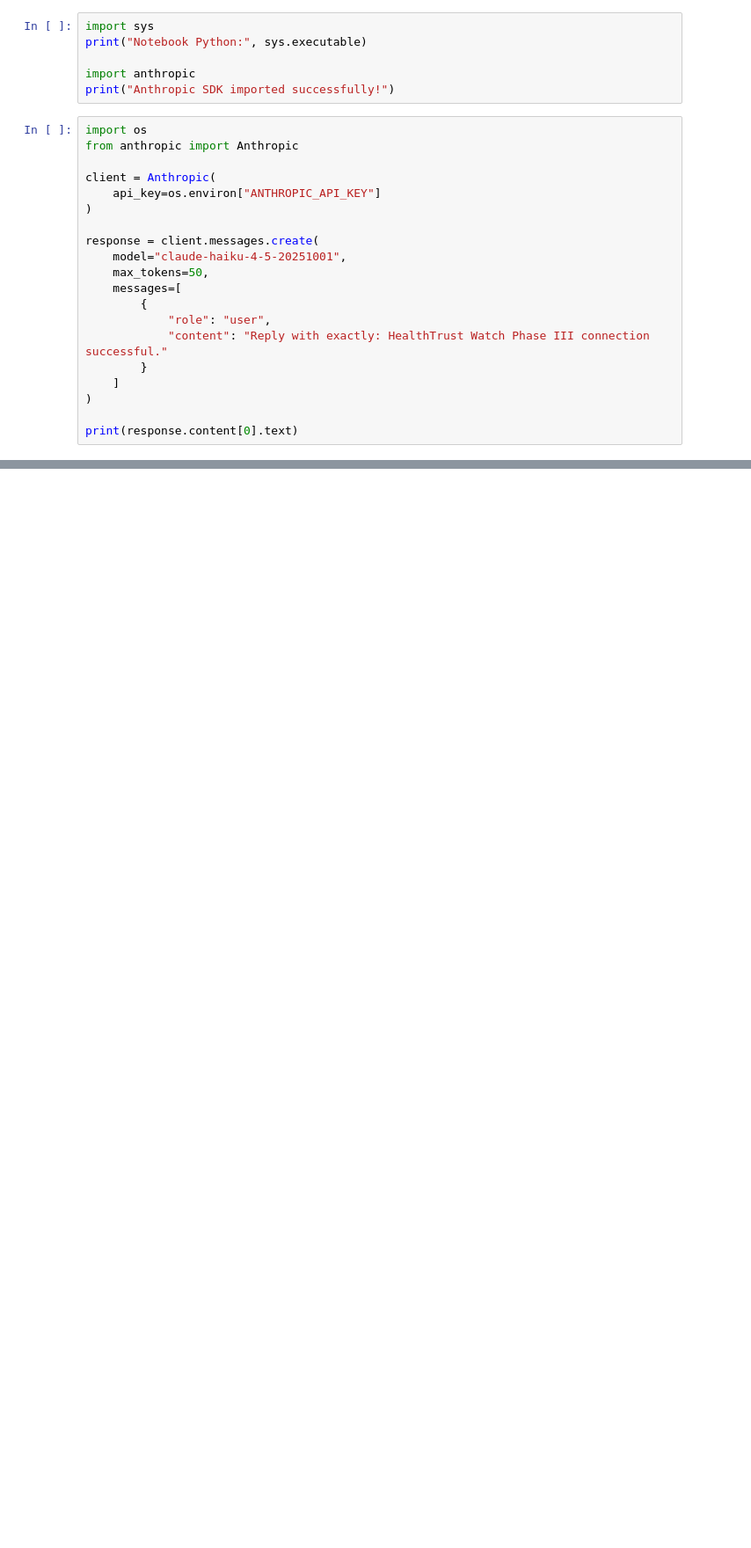
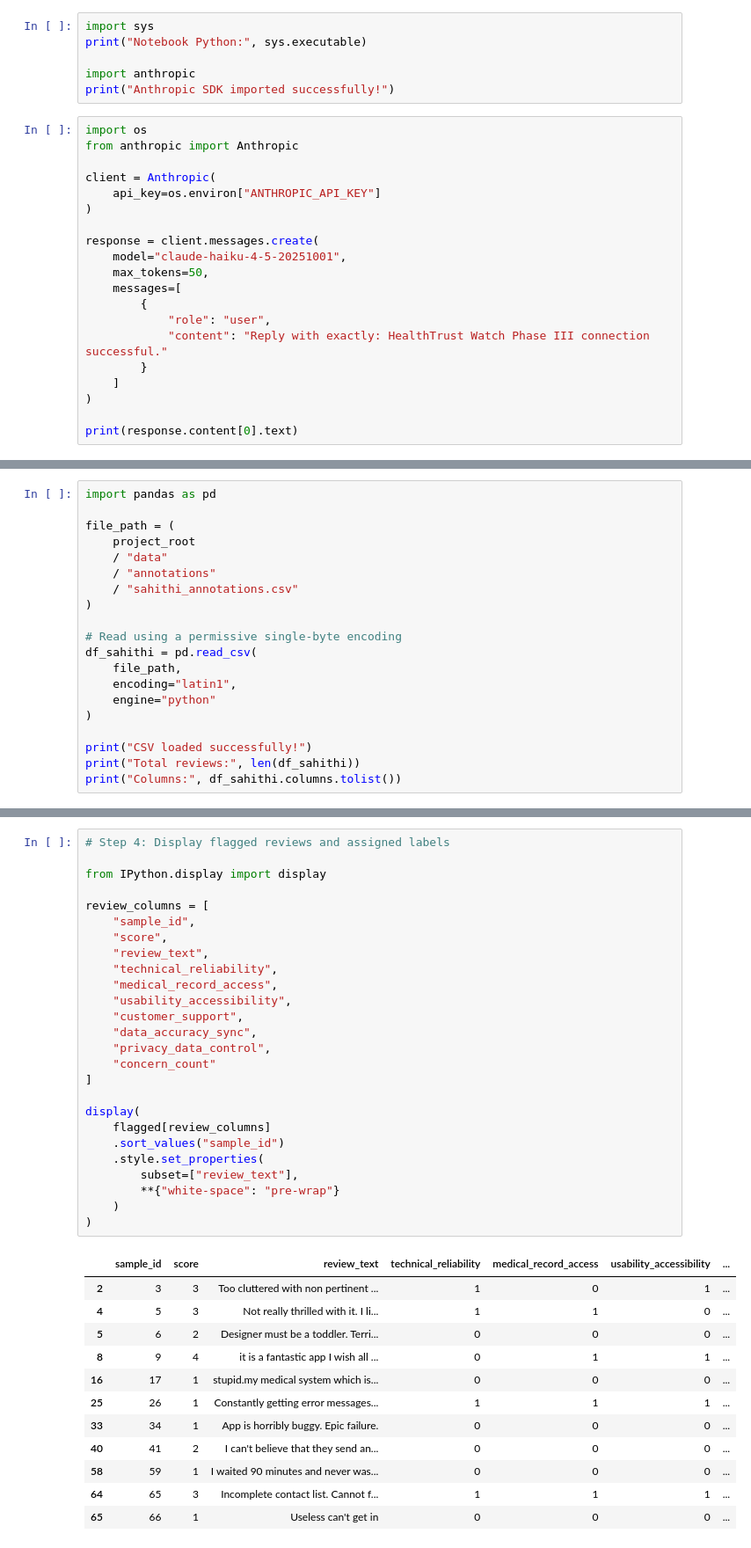
Before and after one commit to sahaiml149/HealthTrust-Watch, a Jupyter notebook: notebooks/ProjectphaseIII.ipynb, the cells around one changed output, grey strips where cells are left out. Shown at 88% size. Drawn from its saved outputs; the diff is of its cells as text; blank space fills up the shorter version.

```diff
--- a/notebooks/ProjectphaseIII.ipynb
+++ b/notebooks/ProjectphaseIII.ipynb
@@ -43,0 +604,20 @@ print(response.content[0].text)
+# %%
+import pandas as pd
+
+file_path = (
+    project_root
+    / "data"
+    / "annotations"
+    / "sahithi_annotations.csv"
+)
+
+# Read using a permissive single-byte encoding
+df_sahithi = pd.read_csv(
+    file_path,
+    encoding="latin1",
+    engine="python"
+)
+
+print("CSV loaded successfully!")
+print("Total reviews:", len(df_sahithi))
+print("Columns:", df_sahithi.columns.tolist())
@@ -43,0 +769,39 @@ print(response.content[0].text)
+# %%
+# Step 4: Display flagged reviews and assigned labels
+
+from IPython.display import display
+
+review_columns = [
+    "sample_id",
+    "score",
+    "review_text",
+    "technical_reliability",
+    "medical_record_access",
+    "usability_accessibility",
+    "customer_support",
+    "data_accuracy_sync",
+    "privacy_data_control",
+    "concern_count"
+]
+
+display(
+    flagged[review_columns]
+    .sort_values("sample_id")
+    .style.set_properties(
+        subset=["review_text"],
+        **{"white-space": "pre-wrap"}
+    )
+)
+# %% [output]
+|  | sample_id | score | review_text | technical_reliability | medical_record_access | usability_accessibility | ... |
+| 2 | 3 | 3 | Too cluttered with non pertinent ... | 1 | 0 | 1 | ... |
+| 4 | 5 | 3 | Not really thrilled with it. I li... | 1 | 1 | 0 | ... |
+| 5 | 6 | 2 | Designer must be a toddler. Terri... | 0 | 0 | 0 | ... |
+| 8 | 9 | 4 | it is a fantastic app I wish all ... | 0 | 1 | 1 | ... |
+| 16 | 17 | 1 | stupid.my medical system which is... | 0 | 0 | 0 | ... |
+| 25 | 26 | 1 | Constantly getting error messages... | 1 | 1 | 1 | ... |
+| 33 | 34 | 1 | App is horribly buggy. Epic failure. | 0 | 0 | 0 | ... |
+| 40 | 41 | 2 | I can't believe that they send an... | 0 | 0 | 0 | ... |
+| 58 | 59 | 1 | I waited 90 minutes and never was... | 0 | 0 | 0 | ... |
+| 64 | 65 | 3 | Incomplete contact list. Cannot f... | 1 | 1 | 1 | ... |
+| 65 | 66 | 1 | Useless can't get in | 0 | 0 | 0 | ... |
```
Also changed, not shown: parts of 99 cells of this notebook, 35 other files.
